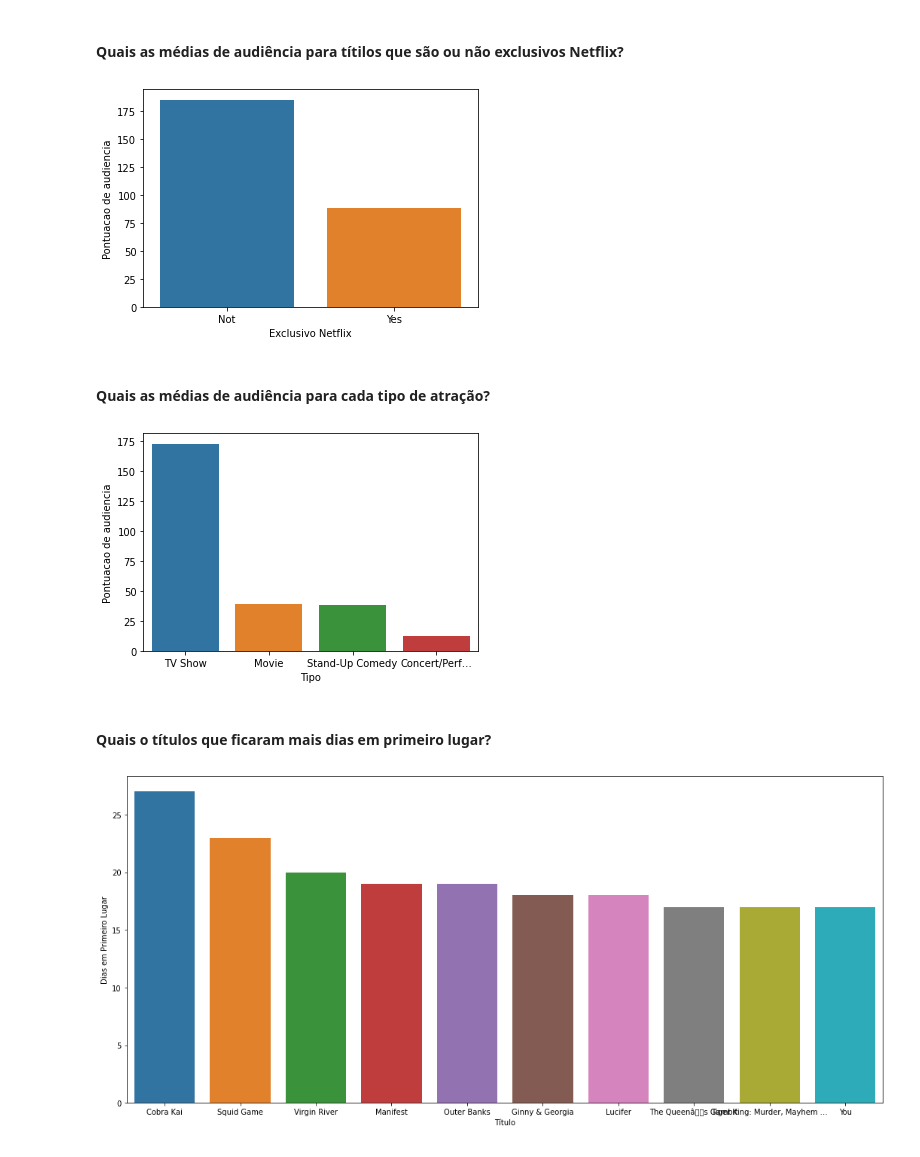
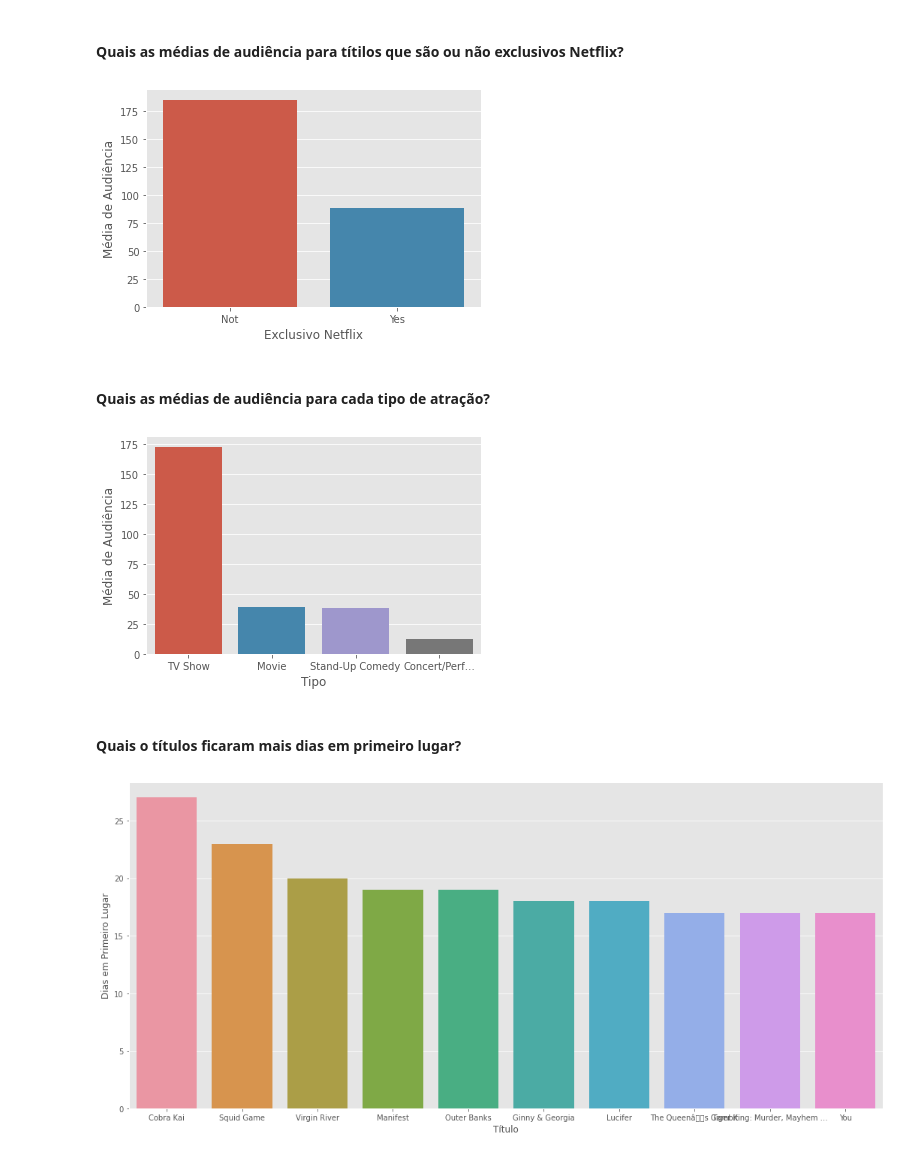
Before and after one commit to Blf100/Analise-de-dados-Netflix, a Jupyter notebook: Netflix.ipynb, the cells around one changed output. Saved outputs shown, nothing was run; the diff lists cells and outputs as text; code cells hidden in the pictures.

```diff
--- a/Netflix.ipynb
+++ b/Netflix.ipynb
@@ -10,7 +10,8 @@ O dataset utilizado nessa análise apresenta informações das 10 atrações mai
 import pandas as pd
 import numpy as np
 import matplotlib.pyplot as plt
-import seaborn as sn
+import seaborn as sns
+plt.style.use('ggplot')
 import warnings
 warnings.filterwarnings("ignore")
 # %% [markdown]
@@ -188,11 +189,13 @@ sns.barplot(x=media_top10_exclusivo['Exclusivo Netflix'], y=media_top10_exclusiv
 # %%
 # Média de Audiência Para Títulos Exclusivos Netflix
 audiencia_media_exclisivo = base.groupby('Exclusivo Netflix').agg({'Pontuacao de audiencia':np.mean}).reset_index()
 
 # Plotando Média de Audiência Para Titulos Que são ou não exclusivos netFlix
-sns.barplot(x=audiencia_media_exclisivo['Exclusivo Netflix'], y=audiencia_media_exclisivo['Pontuacao de audiencia']);
+sns.barplot(x=audiencia_media_exclisivo['Exclusivo Netflix'], y=audiencia_media_exclisivo['Pontuacao de audiencia'])
+plt.ylabel('Média de Audiência')
+plt.show()
 # %% [output]
-[figure, old version]
+[figure, new version]
 # %% [markdown]
 #### Quais as médias de audiência para cada tipo de atração?
 # %%
@@ -202,10 +205,12 @@ media_top10_categoria_atracao = base.groupby('Tipo').agg(
                                                         by='Pontuacao de audiencia', ascending=False).reset_index()
 
 sns.barplot(x=media_top10_categoria_atracao['Tipo'], y=media_top10_categoria_atracao['Pontuacao de audiencia']);
+plt.ylabel('Média de Audiência')
+plt.show()
 # %% [output]
-[figure, old version]
+[figure, new version]
 # %% [markdown]
-#### Quais o títulos que ficaram mais dias em primeiro lugar?
+#### Quais o títulos ficaram mais dias em primeiro lugar?
 # %%
 # Títulos Que mais ficaram em primeiro lugar
 primeiros = base[base['Classificacao'] == 1]
@@ -217,4 +222,4 @@ top10_dias_em_primeiro.columns = ['Título', 'Dias em Primeiro Lugar']
 graf_barras_top10_dias_em_primeiro = plt.figure(figsize=(18,8))
 sns.barplot(x=top10_dias_em_primeiro['Título'], y=top10_dias_em_primeiro['Dias em Primeiro Lugar']);
 # %% [output]
-[figure, old version]
+[figure, new version]
```
Also changed, not shown: parts of 16 cells of this notebook.
